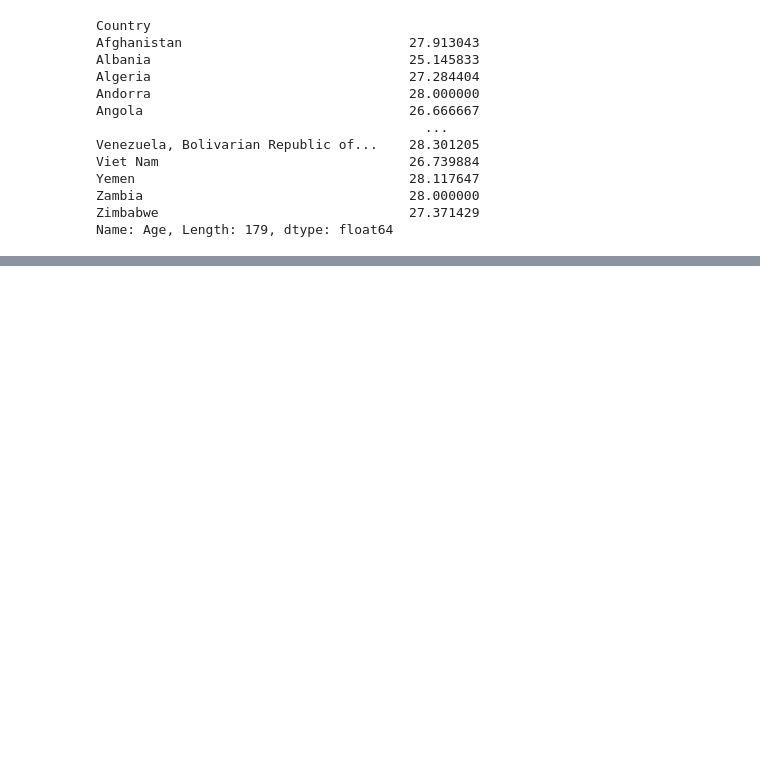
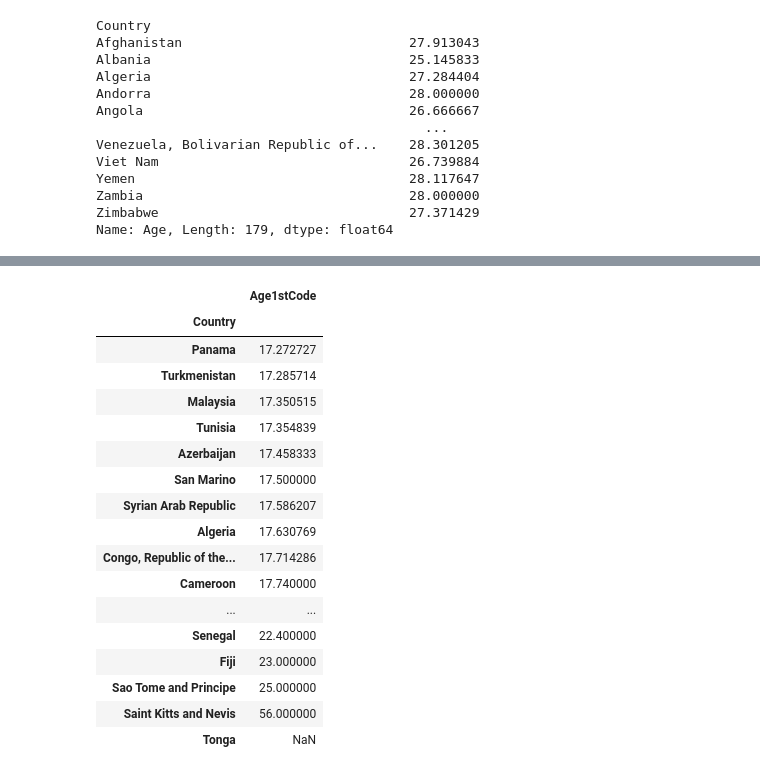
Before and after one commit to mofodreamer/pandas-tutorials, a Jupyter notebook: practice.ipynb, the cells around one changed output, grey strips where cells are left out. Saved outputs shown, nothing was run; the diff lists cells and outputs as text; code cells hidden in the pictures; blank space fills up the shorter version.

```diff
--- a/practice.ipynb
+++ b/practice.ipynb
@@ -47,0 +75,5 @@ Name: Age, Length: 179, dtype: float64
+# %%
+mean_age=country_group['Age1stCode'].mean()
+# %%
+MA_df = pd.DataFrame(mean_age)
+MA_df
@@ -47,0 +95,21 @@ Name: Age, Length: 179, dtype: float64
+# %%
+MA_df.sort_values(by='Age1stCode').tail(50)
+# %% [output]
+|  | Age1stCode |
+| Country |  |
+| Panama | 17.272727 |
+| Turkmenistan | 17.285714 |
+| Malaysia | 17.350515 |
+| Tunisia | 17.354839 |
+| Azerbaijan | 17.458333 |
+| San Marino | 17.500000 |
+| Syrian Arab Republic | 17.586207 |
+| Algeria | 17.630769 |
+| Congo, Republic of the... | 17.714286 |
+| Cameroon | 17.740000 |
+| ... | ... |
+| Senegal | 22.400000 |
+| Fiji | 23.000000 |
+| Sao Tome and Principe | 25.000000 |
+| Saint Kitts and Nevis | 56.000000 |
+| Tonga | NaN |
```
Also changed, not shown: parts of 15 cells of this notebook, 2 other files.
